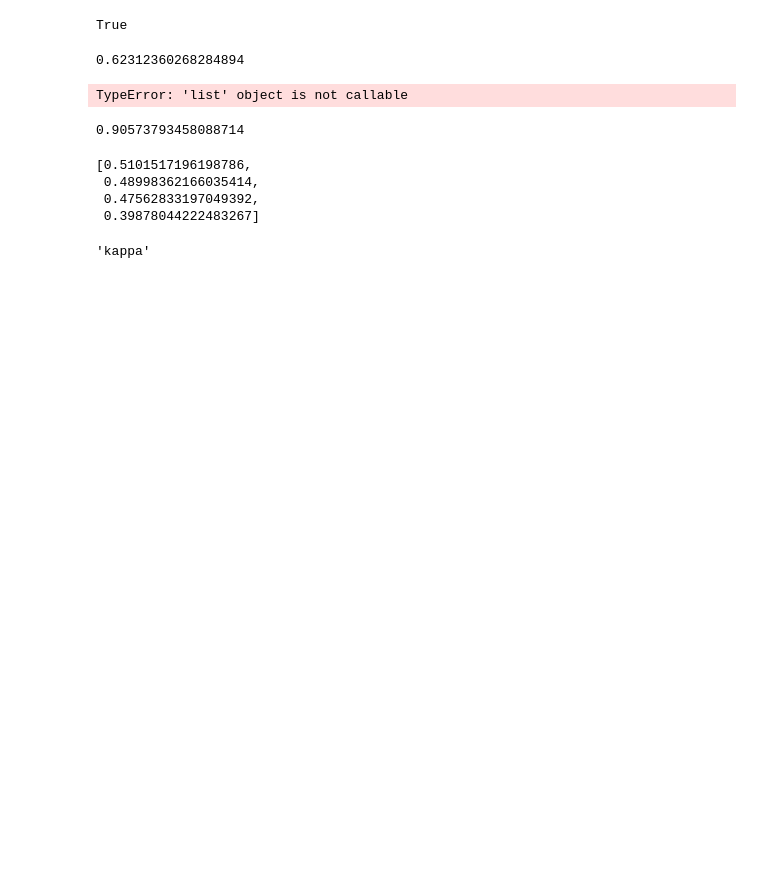
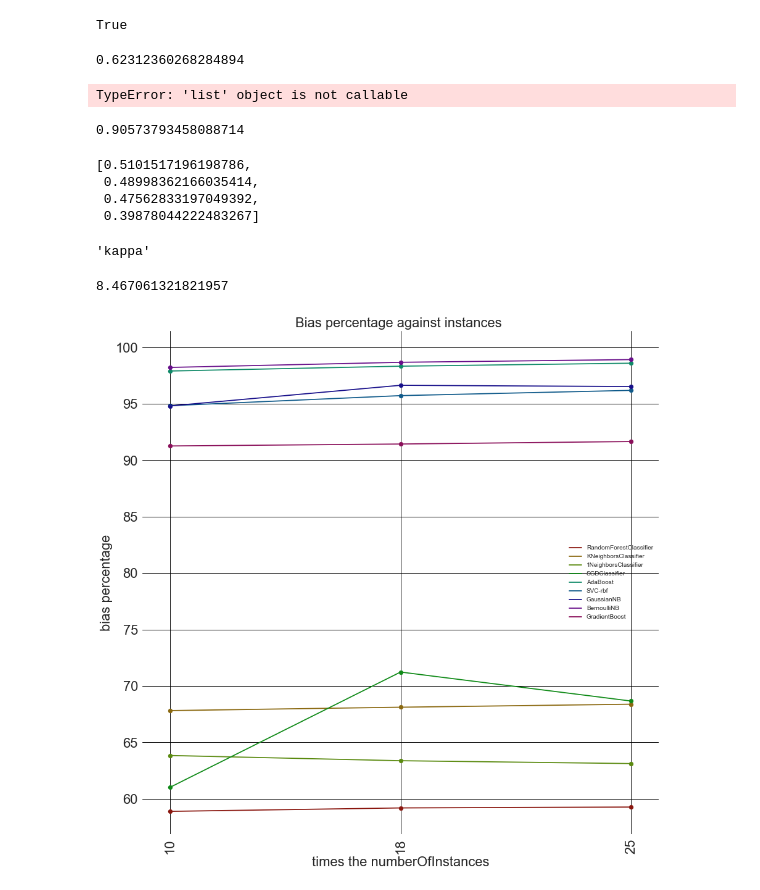
Before and after one commit to lieeuwos/Primitive_annotations, a Jupyter notebook: Bias-variance.ipynb, the cells around one changed output. Drawn from its saved outputs; the diff is of its cells as text; code cells hidden in the pictures; blank space fills up the shorter version.

```diff
--- a/Bias-variance.ipynb
+++ b/Bias-variance.ipynb
@@ -573,0 +579,79 @@ scoreM
+# %%
+sum(listie)/60/60
+# %% [output]
+8.467061321821957
+# %%
+from LocalDatasets import doneFracs
+name = 'biasVarErr0'
+func = 'BiasVarianceSplitedV2'
+amountList = [0.9,0.75,0.5,0.25]
+amountList2 = []
+for amount in amountList:
+    amountList2.append(str(amount))
+didList2 = doneFracs(func,'1NeighborsClassifier',amountList2)
+func3 = 'BiasVariance'
+amountList3 = ['40']
+didList3 = doneFracs(func3,'1NeighborsClassifier',amountList3)
+didList = []
+for did in didList2:
+    if did in didList2:
+        didList.append(did)
+amountList = [0.9,0.825,0.75]
+didList = [1370]
+Single = []
+for i,clfName in enumerate(clfNames):
+    Single.append([])
+    for k in amountList:
+        Single[i].append([])
+#     Single[i].append([])
+# Single = []
+func = 'BiasVarianceSplitedV2'
+for did in didList:
+    for i,clfName in enumerate(clfNames):
+#         Single.append([])
+        for k,amount in enumerate(amountList):
+            Single[i][k].append(read_did_pred(func,clfName,did,amount,name)[0])
+
+
+Bias = []
+for i in enumerate(clfNames):
+    Bias.append([])
+for i,item in enumerate(Single):
+    for j,itemz in enumerate(Single[i]):
+        sumB = 0
+        for k,biVaEr in enumerate(Single[i][j]):
+            if biVaEr[2] == 0:
+                sumB = sumB + biVaEr[0]/1
+            else:
+                sumB = sumB + biVaEr[0]/biVaEr[2]
+
+
+        Bias[i].append(sumB/len(itemz))
+for i,item in enumerate(Bias):
+    for j,itemz in enumerate(Bias[i]):
+        Bias[i][j] = Bias[i][j]*100
+
+# amountList.append(0.0)
+amountList = [round(100-i*100) for i in amountList]
+cl = sns.hls_palette(len(Bias), l=.3, s=.8)
+x_axis = amountList
+fig, ax = plt.subplots()
+for i in range(0,len(Bias)):
+    _= ax.plot(range(len(Bias[i])),Bias[i], color = cl[i],label = clfNames[i] )
+    _= ax.scatter(range(len(Bias[i])),Bias[i], color = cl[i] )
+_=plt.xticks(range(len(Bias[i])),amountList ,rotation='vertical')
+_=plt.title('Bias percentage against instances ',fontdict = {'fontsize': 22})
+_=plt.ylabel('bias percentage',fontdict = {'fontsize': 22})
+_=plt.xlabel('times the numberOfInstances',fontdict = {'fontsize': 22})
+fig.set_figheight(15)
+fig.set_figwidth(15)
+# ax.set_yscale("log", nonposy='clip')
+# ax.set_xscale("log", nonposy='clip')
+for item in ([ax.title, ax.xaxis.label, ax.yaxis.label] + ax.get_xticklabels() + ax.get_yticklabels()):
+    item.set_fontsize(22)
+plt.grid(True,color='black')
+ax.set_facecolor('xkcd:white')
+_=plt.legend()
+plt.show()
+# %% [output]
+[figure, added]
```
Also changed, not shown: parts of 2 cells of this notebook, 5 other files.
